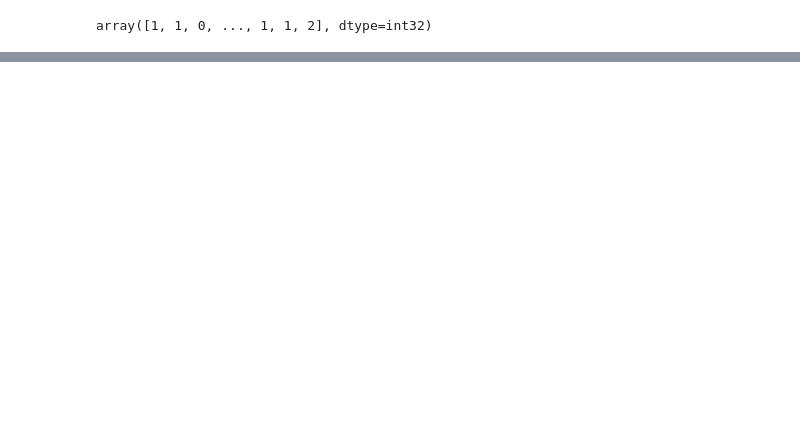
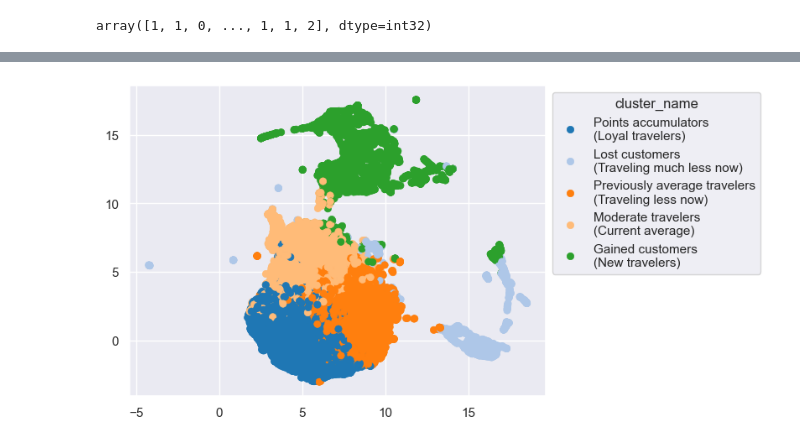
Before and after one commit to luisbdavila/Airline_Customer_Segmentation_DataMining_Project_Python, a Jupyter notebook: Final_delivery/Code/yearly_behavioral.ipynb, the cells around one changed output, grey strips where cells are left out. Cells and saved outputs as stored; diff of their text form; code cells hidden in the pictures; blank space fills up the shorter version.

```diff
--- a/Final_delivery/Code/yearly_behavioral.ipynb
+++ b/Final_delivery/Code/yearly_behavioral.ipynb
@@ -487,0 +430,2 @@ For n_clusters = 19, the average silhouette_score is : 0.14693023391236681
+# %%
+df_concat['cluster_name'] = df_concat['labels'].map(cluster_name_map)
@@ -487,0 +448,9 @@ For n_clusters = 19, the average silhouette_score is : 0.14693023391236681
+# %%
+umap_original = umap.UMAP(n_neighbors = 5, random_state = 0).fit_transform(df_for_modeling)
+targets = df_concat['cluster_name']
+ax = sns.scatterplot(x=umap_original[:, 0], y=umap_original[:, 1],palette='tab20',
+                         hue=targets, legend='full', edgecolor=None)
+sns.move_legend(ax, loc='upper left', bbox_to_anchor=(1, 1))
+plt.show()
+# %% [output]
+[figure, added]
```
Also changed, not shown: parts of 24 cells of this notebook.
